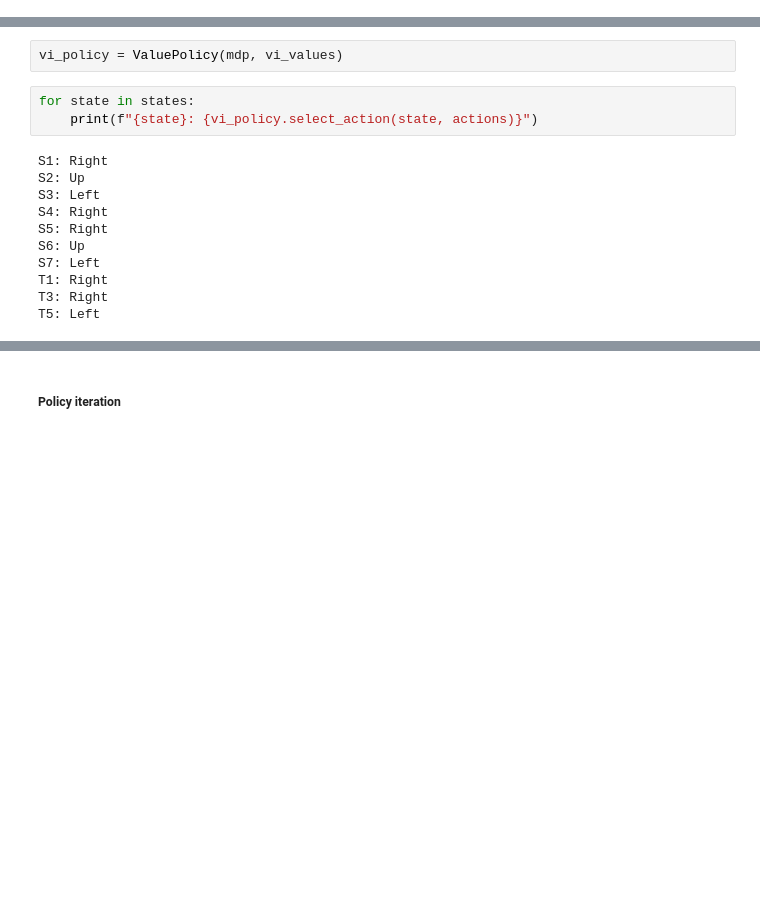
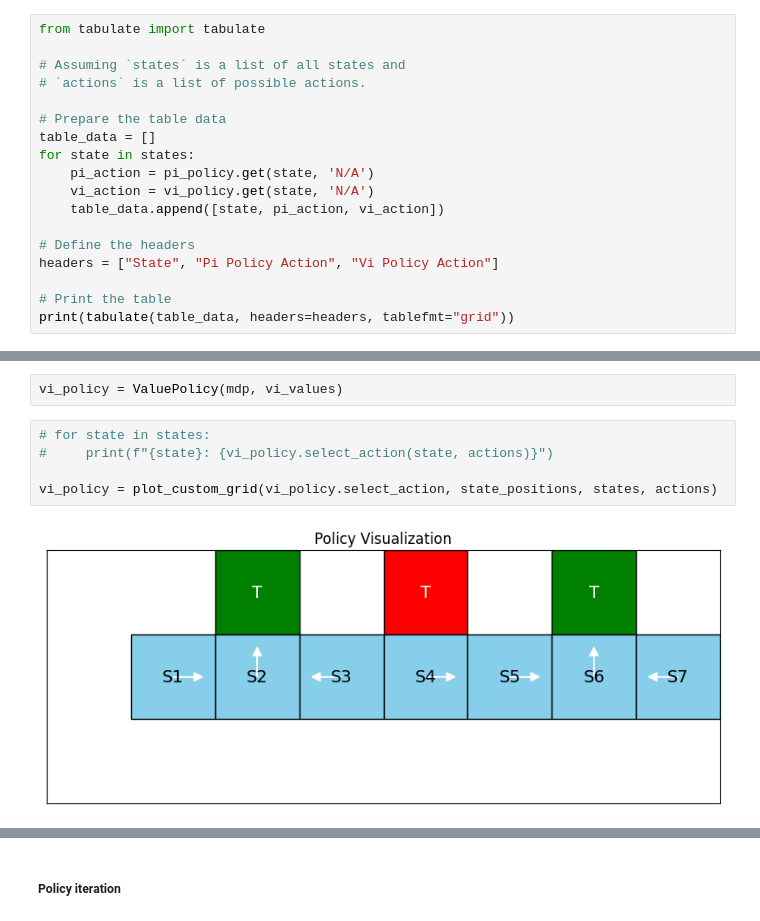
Before and after one commit to maj2idfar/Interactive-Learning-Course-Projects, a Jupyter notebook: 2_MDP_and_Dynamic_Programming/2_MDP_and_Dynamic_Programming.ipynb, the cells around one changed output, grey strips where cells are left out. Cells and saved outputs as stored; diff of their text form; blank space fills up the shorter version.

```diff
--- a/2_MDP_and_Dynamic_Programming/2_MDP_and_Dynamic_Programming.ipynb
+++ b/2_MDP_and_Dynamic_Programming/2_MDP_and_Dynamic_Programming.ipynb
@@ -569,0 +631,18 @@ S5: Right
+# %%
+from tabulate import tabulate
+
+# Assuming `states` is a list of all states and
+# `actions` is a list of possible actions.
+
+# Prepare the table data
+table_data = []
+for state in states:
+    pi_action = pi_policy.get(state, 'N/A')
+    vi_action = vi_policy.get(state, 'N/A')
+    table_data.append([state, pi_action, vi_action])
+
+# Define the headers
+headers = ["State", "Pi Policy Action", "Vi Policy Action"]
+
+# Print the table
+print(tabulate(table_data, headers=headers, tablefmt="grid"))
@@ -646,16 +814,9 @@ print(vi_values.get_values(states))
 # %%
 vi_policy = ValuePolicy(mdp, vi_values)
 # %%
-for state in states:
-    print(f"{state}: {vi_policy.select_action(state, actions)}")
+# for state in states:
+#     print(f"{state}: {vi_policy.select_action(state, actions)}")
+
+vi_policy = plot_custom_grid(vi_policy.select_action, state_positions, states, actions)
 # %% [output]
-S1: Right
-S2: Up
-S3: Left
-S4: Right
-S5: Right
-S6: Up
-S7: Left
-T1: Right
-T3: Right
-T5: Left
+[figure, added]
```
Also changed, not shown: parts of 51 cells of this notebook.
